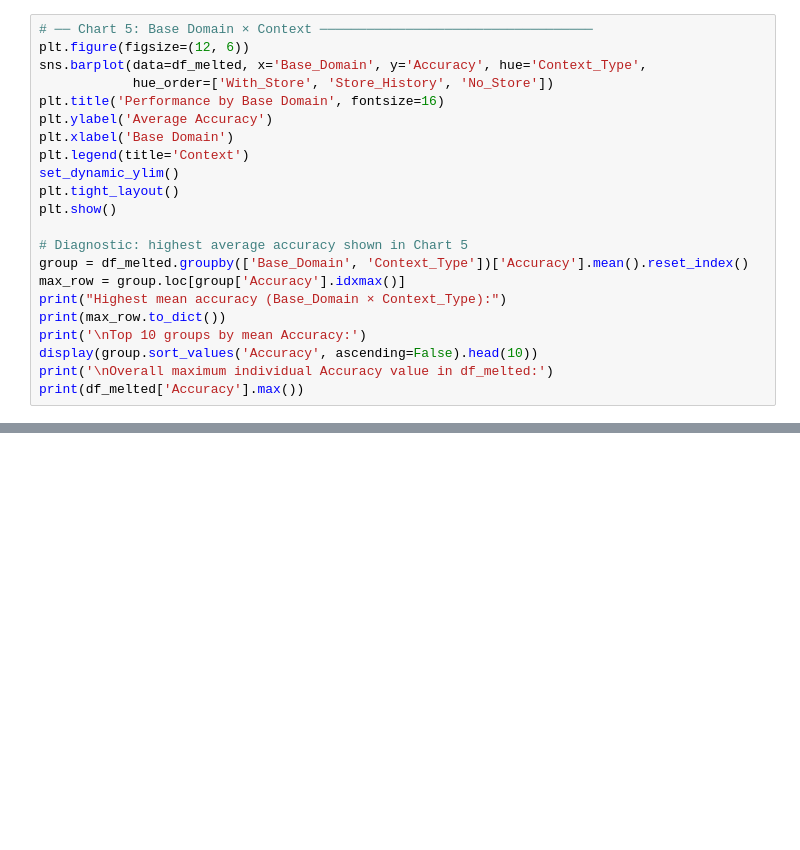
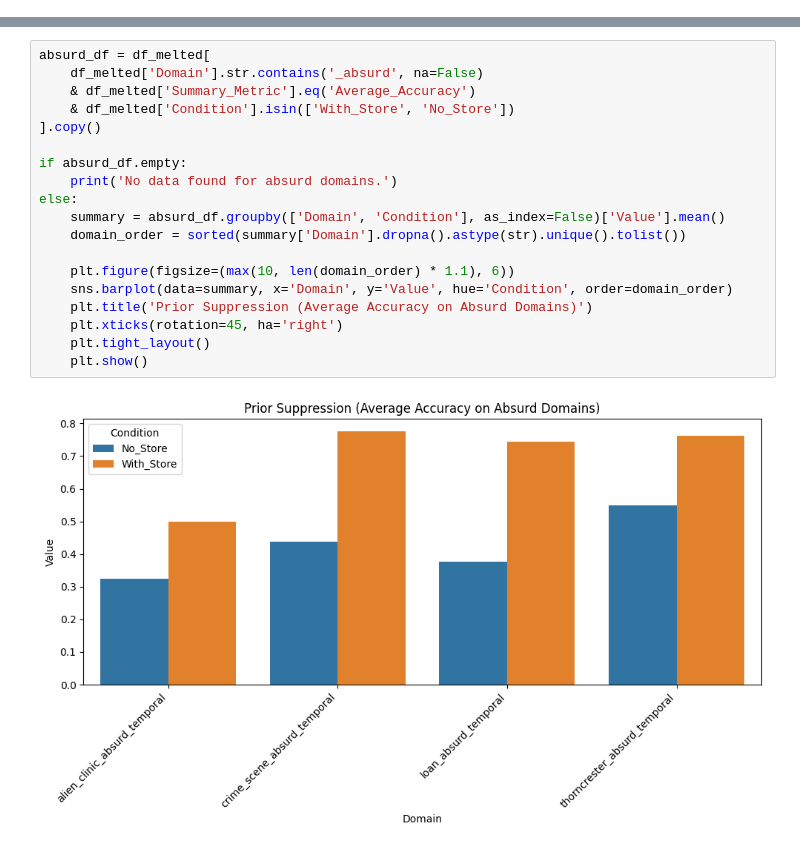
Before and after one commit to sultann-301/Belief-Aware-LLMs, a Jupyter notebook: eval_results_analysis.ipynb, the cells around one changed output, grey strips where cells are left out. Drawn from its saved outputs; the diff is of its cells as text; blank space fills up the shorter version.

```diff
--- a/eval_results_analysis.ipynb
+++ b/eval_results_analysis.ipynb
@@ -338,22 +0,0 @@ plt.show()
-# %%
-# ── Chart 5: Base Domain × Context ───────────────────────────────────
-plt.figure(figsize=(12, 6))
-sns.barplot(data=df_melted, x='Base_Domain', y='Accuracy', hue='Context_Type',
-            hue_order=['With_Store', 'Store_History', 'No_Store'])
-plt.title('Performance by Base Domain', fontsize=16)
-plt.ylabel('Average Accuracy')
-plt.xlabel('Base Domain')
-plt.legend(title='Context')
-set_dynamic_ylim()
-plt.tight_layout()
-plt.show()
-
-# Diagnostic: highest average accuracy shown in Chart 5
-group = df_melted.groupby(['Base_Domain', 'Context_Type'])['Accuracy'].mean().reset_index()
-max_row = group.loc[group['Accuracy'].idxmax()]
-print("Highest mean accuracy (Base_Domain × Context_Type):")
-print(max_row.to_dict())
-print('\nTop 10 groups by mean Accuracy:')
-display(group.sort_values('Accuracy', ascending=False).head(10))
-print('\nOverall maximum individual Accuracy value in df_melted:')
-print(df_melted['Accuracy'].max())
@@ -689,0 +252,21 @@ No rows for model 'qwen' found in df_acc.
+# %%
+absurd_df = df_melted[
+    df_melted['Domain'].str.contains('_absurd', na=False)
+    & df_melted['Summary_Metric'].eq('Average_Accuracy')
+    & df_melted['Condition'].isin(['With_Store', 'No_Store'])
+].copy()
+
+if absurd_df.empty:
+    print('No data found for absurd domains.')
+else:
+    summary = absurd_df.groupby(['Domain', 'Condition'], as_index=False)['Value'].mean()
+    domain_order = sorted(summary['Domain'].dropna().astype(str).unique().tolist())
+
+    plt.figure(figsize=(max(10, len(domain_order) * 1.1), 6))
+    sns.barplot(data=summary, x='Domain', y='Value', hue='Condition', order=domain_order)
+    plt.title('Prior Suppression (Average Accuracy on Absurd Domains)')
+    plt.xticks(rotation=45, ha='right')
+    plt.tight_layout()
+    plt.show()
+# %% [output]
+[figure, added]
```
Also changed, not shown: parts of 53 cells of this notebook, 1 other file.
